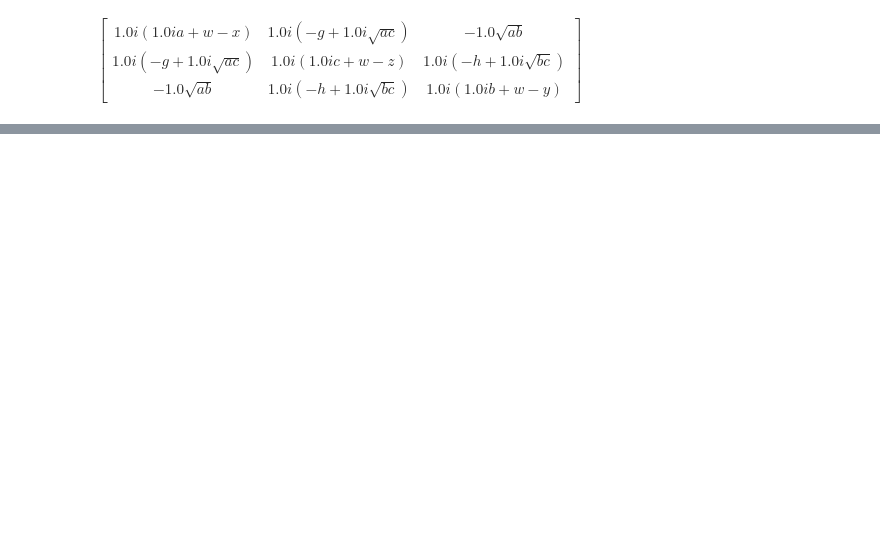
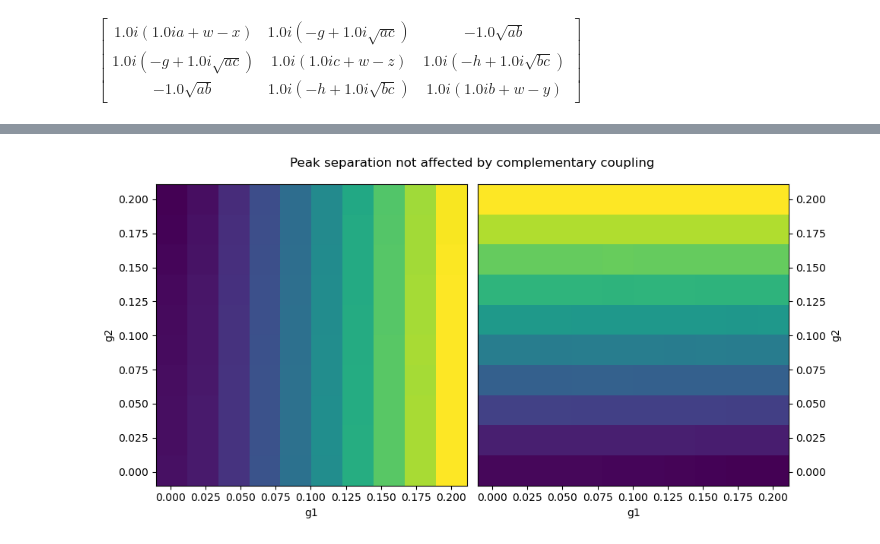
Before and after one commit to FazinHan/cavityCoupling, a Jupyter notebook: matrix method/misc.ipynb, the cells around one changed output, grey strips where cells are left out. Cells and saved outputs as stored; diff of their text form; code cells hidden in the pictures; blank space fills up the shorter version.

```diff
--- a/matrix method/misc.ipynb
+++ b/matrix method/misc.ipynb
@@ -116,0 +128,26 @@ Differences between peaks in s21_1: [0.20200401]
+# %%
+g1_arr = np.linspace(.001,.2,10)
+g2_arr = np.linspace(.001,.2,10)
+diffs = np.array([[s21_couplings(g1=g1, g2=g2) for g1 in g1_arr] for g2 in g2_arr])[...,0]
+# %%
+# print(diffs)
+fig, axs = plt.subplots(1,2,sharey=False,figsize=(10,5))
+axs[0].pcolormesh(g1_arr, g2_arr, diffs[...,0])
+axs[0].set_xlabel('g1')
+axs[0].set_ylabel('g2')
+# axs[0].title('Difference between peaks in s21_1')
+# axs[0].colorbar()
+# plt.show()
+# print(diffs)
+axs[1].pcolormesh(g1_arr, g2_arr, diffs[...,1])
+axs[1].set_xlabel('g1')
+axs[1].yaxis.set_label_position("right")
+axs[1].yaxis.tick_right()
+axs[1].set_ylabel('g2')
+# axs[1].title('Difference between peaks in s21_2')
+# axs[1].colorbar()
+fig.suptitle("Peak separation not affected by complementary coupling")
+fig.tight_layout()
+plt.show()
+# %% [output]
+[figure, added]
```
Also changed, not shown: parts of 9 cells of this notebook, 6 other files.
